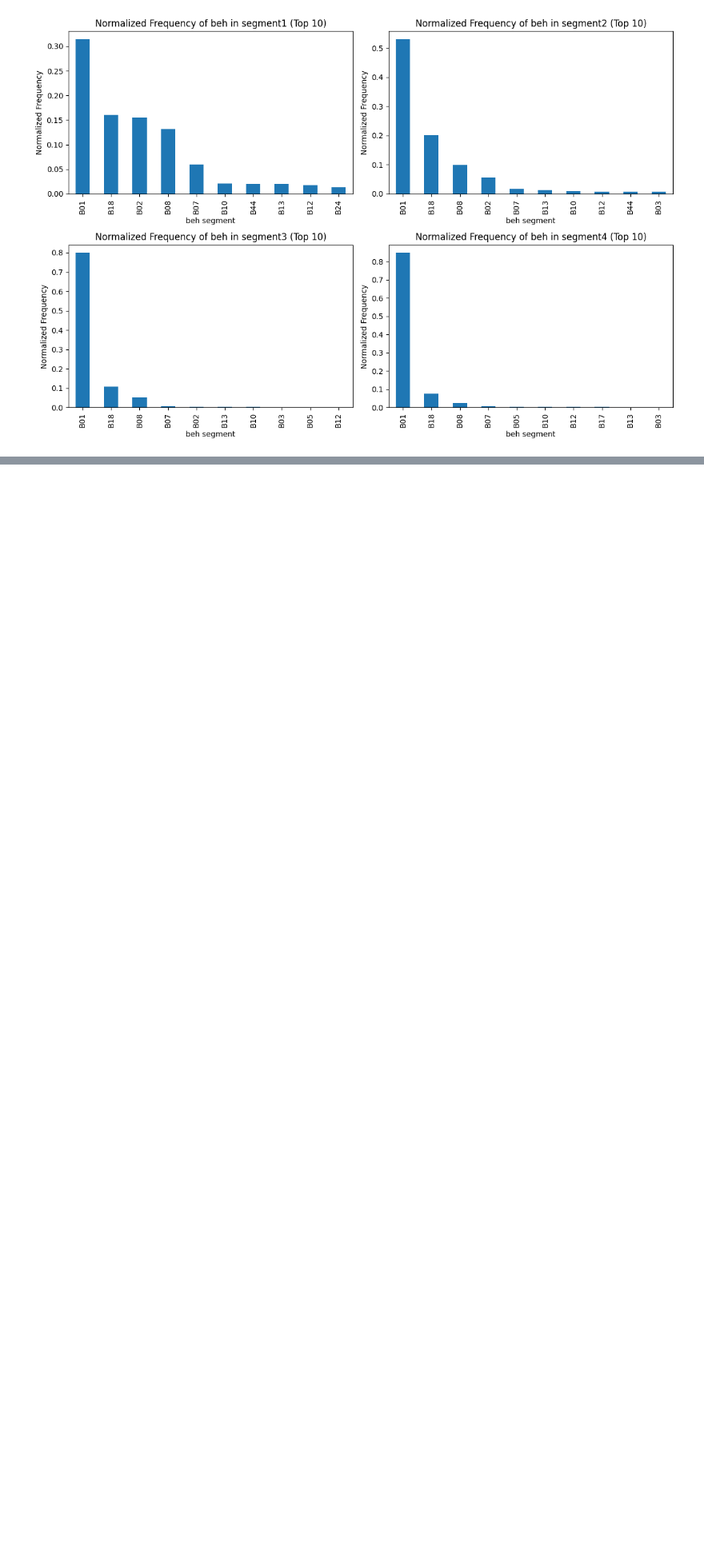
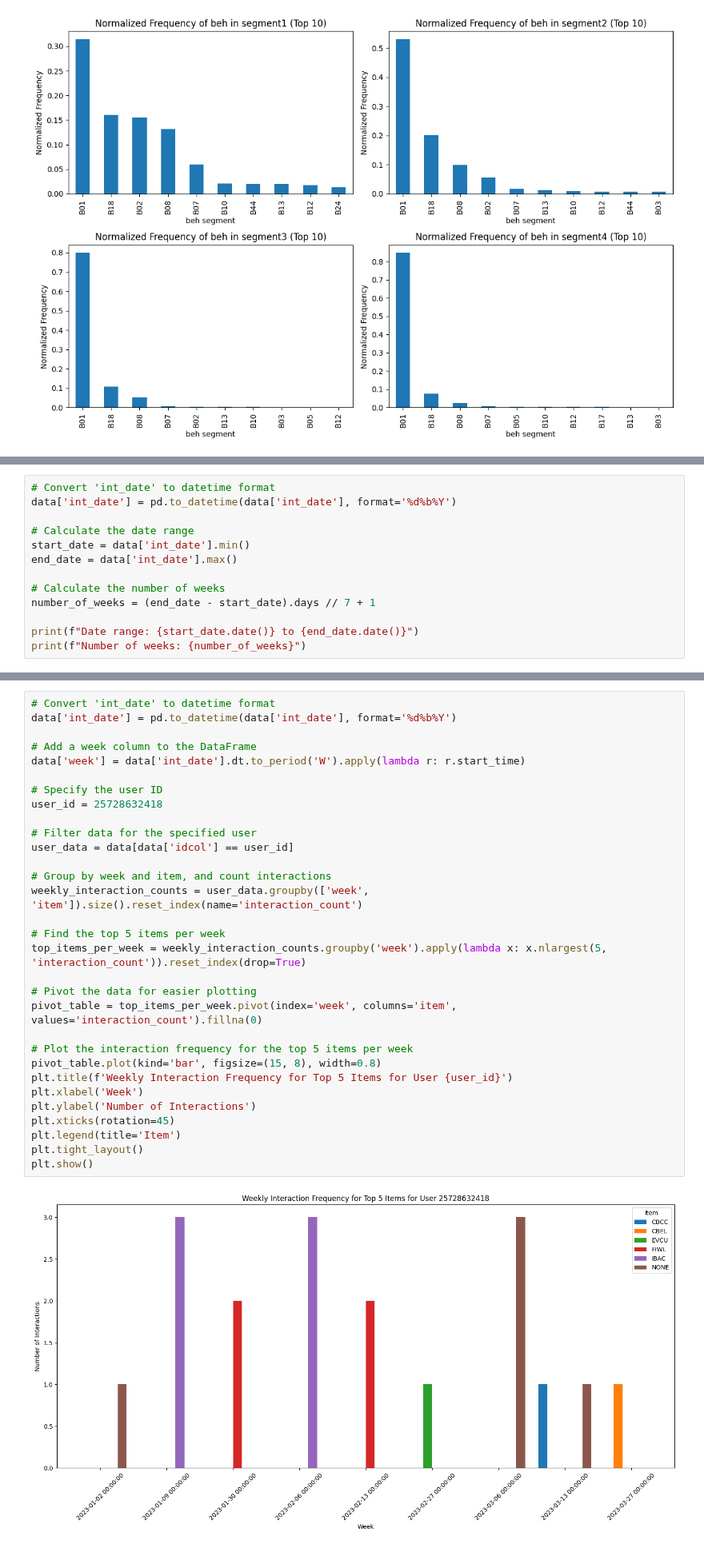
Before and after one commit to lizesteyn/FNBdataquest, a Jupyter notebook: EDA.ipynb, the cells around one changed output, grey strips where cells are left out. Shown at 80% size. Drawn from its saved outputs; the diff is of its cells as text; blank space fills up the shorter version.

Commit message:
time frame/frequency EDA

```diff
--- a/EDA.ipynb
+++ b/EDA.ipynb
@@ -669,0 +674,13 @@ plt.show()
+# %%
+# Convert 'int_date' to datetime format
+data['int_date'] = pd.to_datetime(data['int_date'], format='%d%b%Y')
+
+# Calculate the date range
+start_date = data['int_date'].min()
+end_date = data['int_date'].max()
+
+# Calculate the number of weeks
+number_of_weeks = (end_date - start_date).days // 7 + 1
+
+print(f"Date range: {start_date.date()} to {end_date.date()}")
+print(f"Number of weeks: {number_of_weeks}")
@@ -669,0 +692,33 @@ plt.show()
+# %%
+# Convert 'int_date' to datetime format
+data['int_date'] = pd.to_datetime(data['int_date'], format='%d%b%Y')
+
+# Add a week column to the DataFrame
+data['week'] = data['int_date'].dt.to_period('W').apply(lambda r: r.start_time)
+
+# Specify the user ID
+user_id = 25728632418
+
+# Filter data for the specified user
+user_data = data[data['idcol'] == user_id]
+
+# Group by week and item, and count interactions
+weekly_interaction_counts = user_data.groupby(['week', 'item']).size().reset_index(name='interaction_count')
+
+# Find the top 5 items per week
+top_items_per_week = weekly_interaction_counts.groupby('week').apply(lambda x: x.nlargest(5, 'interaction_count')).reset_index(drop=True)
+
+# Pivot the data for easier plotting
+pivot_table = top_items_per_week.pivot(index='week', columns='item', values='interaction_count').fillna(0)
+
+# Plot the interaction frequency for the top 5 items per week
+pivot_table.plot(kind='bar', figsize=(15, 8), width=0.8)
+plt.title(f'Weekly Interaction Frequency for Top 5 Items for User {user_id}')
+plt.xlabel('Week')
+plt.ylabel('Number of Interactions')
+plt.xticks(rotation=45)
+plt.legend(title='Item')
+plt.tight_layout()
+plt.show()
+# %% [output]
+[figure, added]
```
Also changed, not shown: parts of 4 cells of this notebook, 1 other file.
